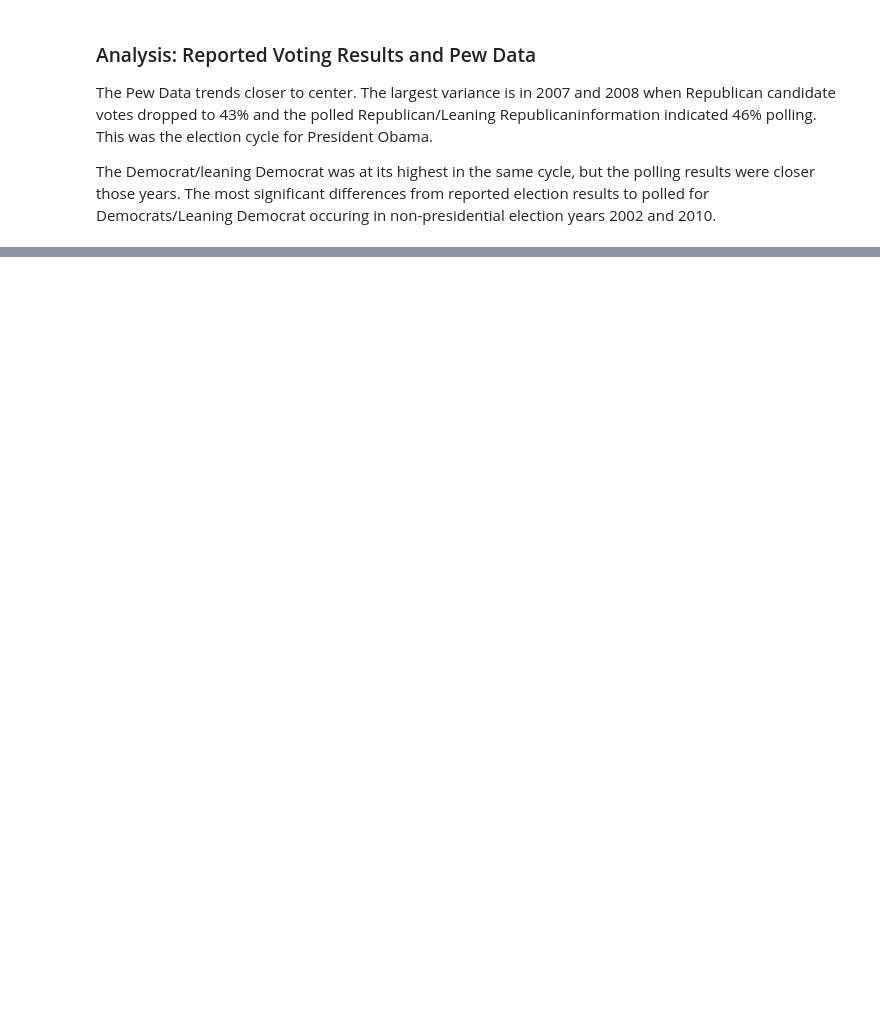
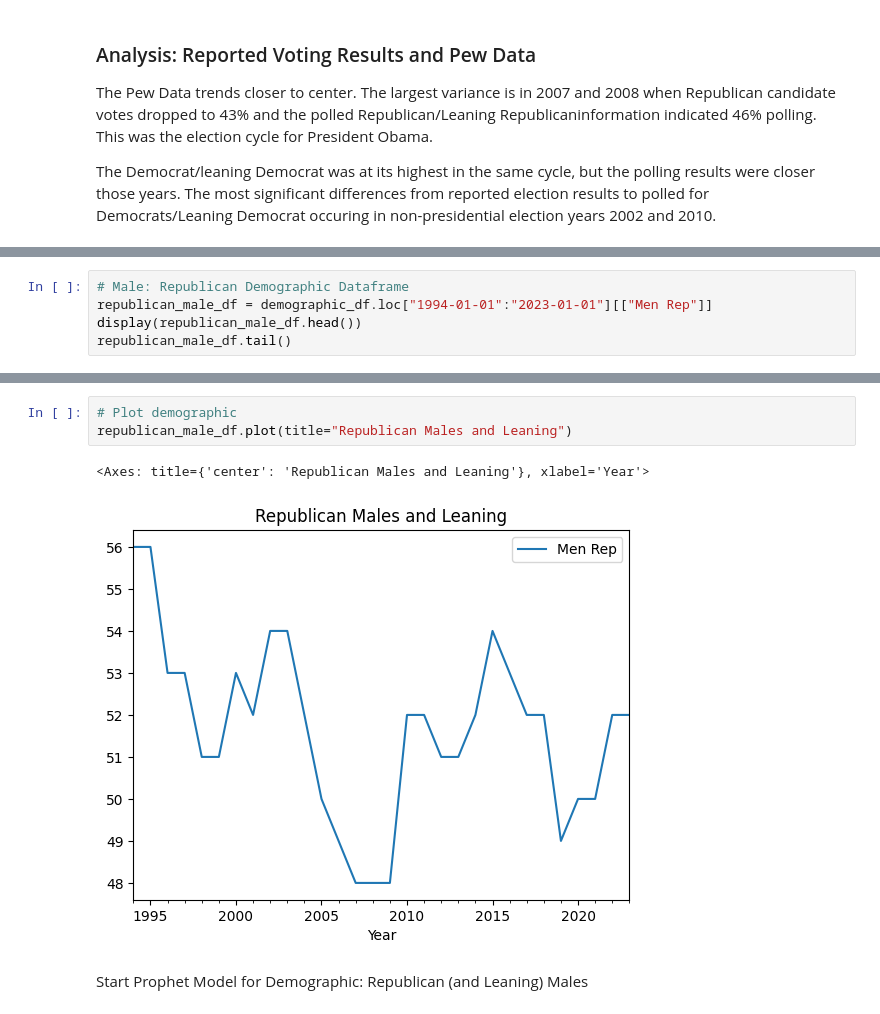
Before and after one commit to azcafriz13/project-1-election-data-analysis, a Jupyter notebook: Demographic_Dataframe_Collection.ipynb, the cells around one changed output, grey strips where cells are left out. Drawn from its saved outputs; the diff is of its cells as text; blank space fills up the shorter version.

```diff
--- a/Demographic_Dataframe_Collection.ipynb
+++ b/Demographic_Dataframe_Collection.ipynb
@@ -632,0 +596,5 @@ differences from reported election results to polled for Democrats/Leaning Democ
+# %%
+# Male: Republican Demographic Dataframe
+republican_male_df = demographic_df.loc["1994-01-01":"2023-01-01"][["Men Rep"]]
+display(republican_male_df.head())
+republican_male_df.tail()
@@ -632,0 +616,8 @@ differences from reported election results to polled for Democrats/Leaning Democ
+# %%
+# Plot demographic
+republican_male_df.plot(title="Republican Males and Leaning")
+# %% [output]
+<Axes: title={'center': 'Republican Males and Leaning'}, xlabel='Year'>
+[figure, added]
+# %% [markdown]
+Start Prophet Model for Demographic:  Republican (and Leaning) Males
```
Also changed, not shown: parts of 50 cells of this notebook.
